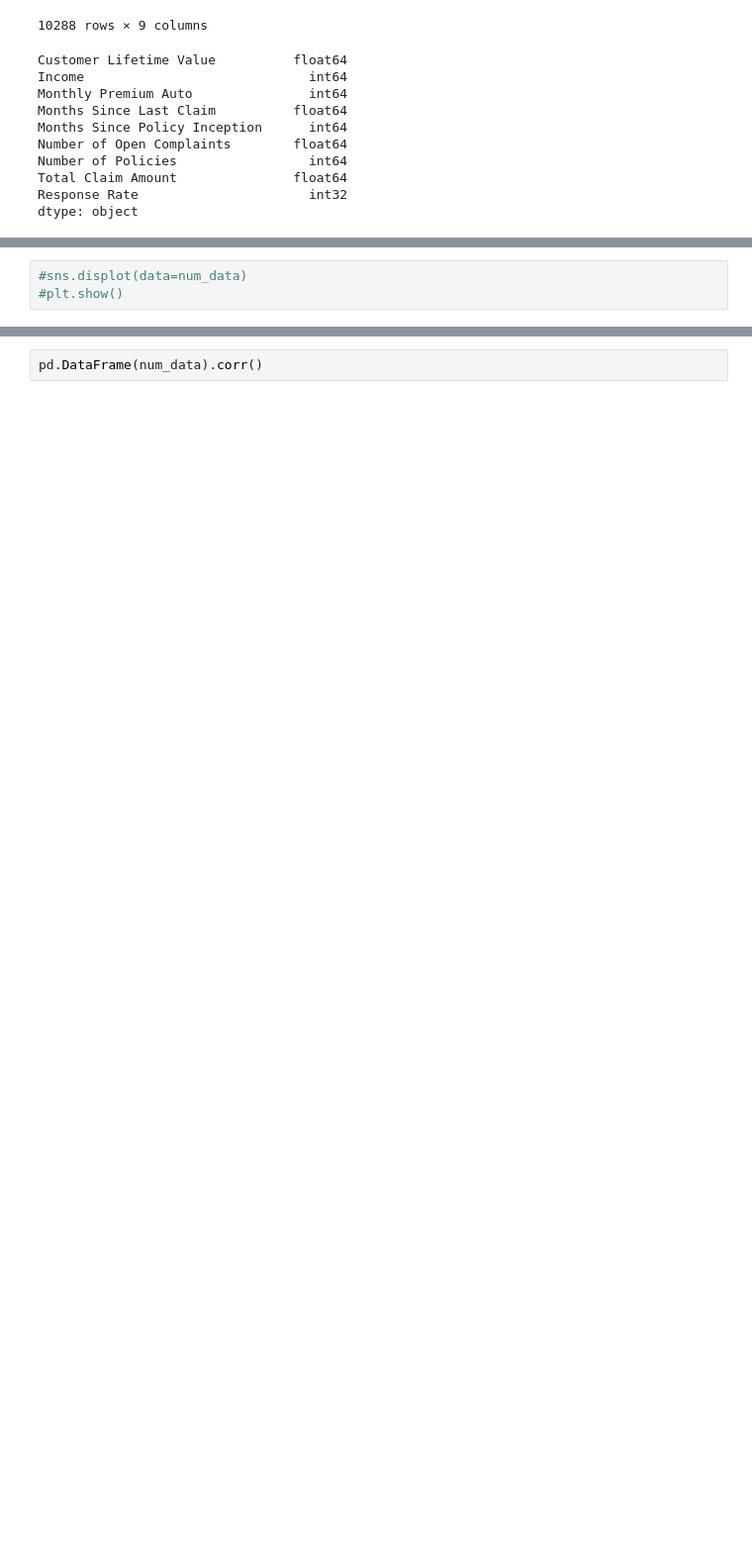
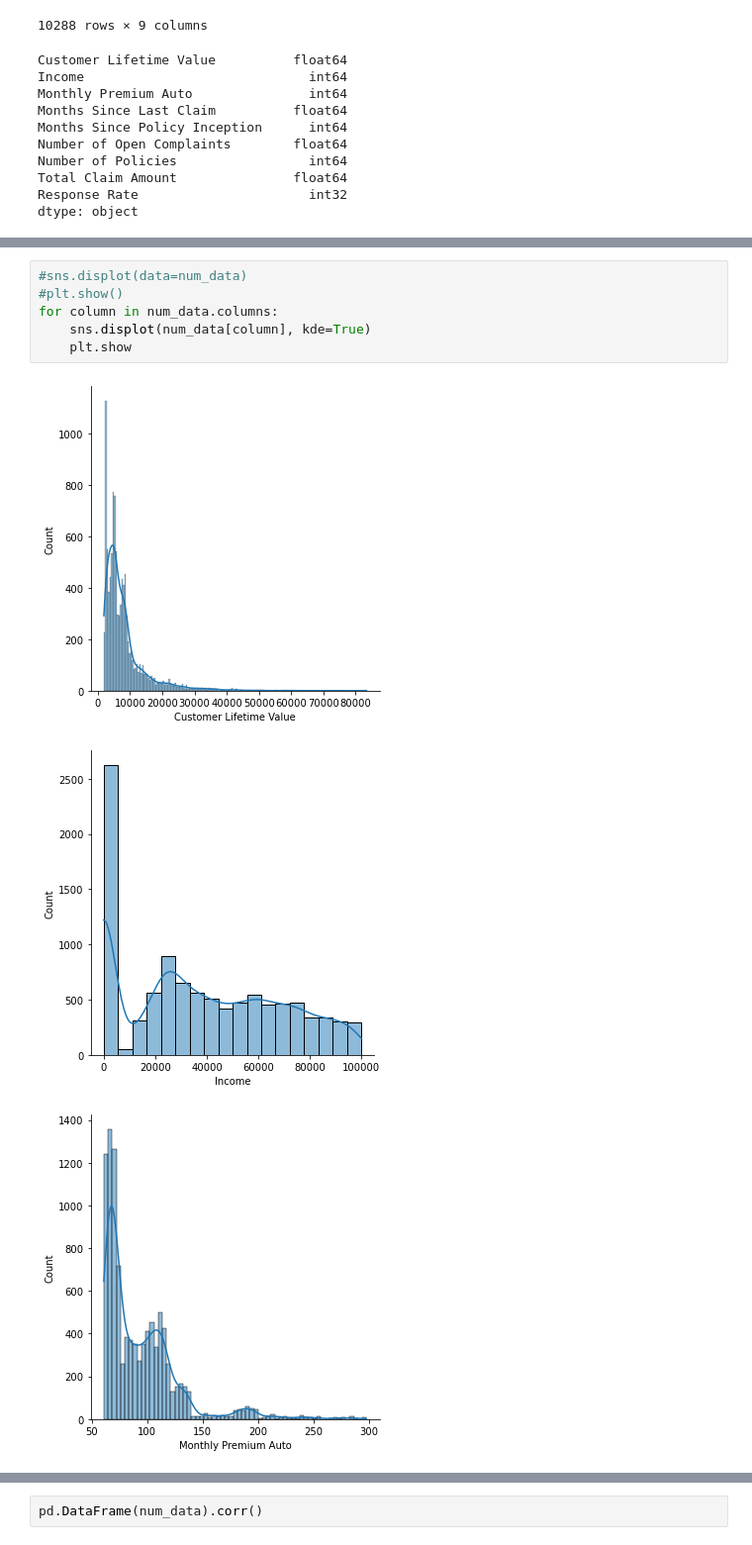
Before and after one commit to RebeccaSaalfeld/lab-customer-analysis-round-2, a Jupyter notebook: Customer Analysis Round 2.ipynb, the cells around one changed output, grey strips where cells are left out. Shown at 99% size. Saved outputs shown, nothing was run; the diff lists cells and outputs as text; blank space fills up the shorter version.

```diff
--- a/Customer Analysis Round 2.ipynb
+++ b/Customer Analysis Round 2.ipynb
@@ -450,3 +455,10 @@ plt.show()
 # %%
 #sns.displot(data=num_data)
 #plt.show()
+for column in num_data.columns:
+    sns.displot(num_data[column], kde=True)
+    plt.show
+# %% [output]
+[figure, added]
+[figure, added]
+[figure, added]
```
Also changed, not shown: parts of 39 cells of this notebook, 1 other file.
